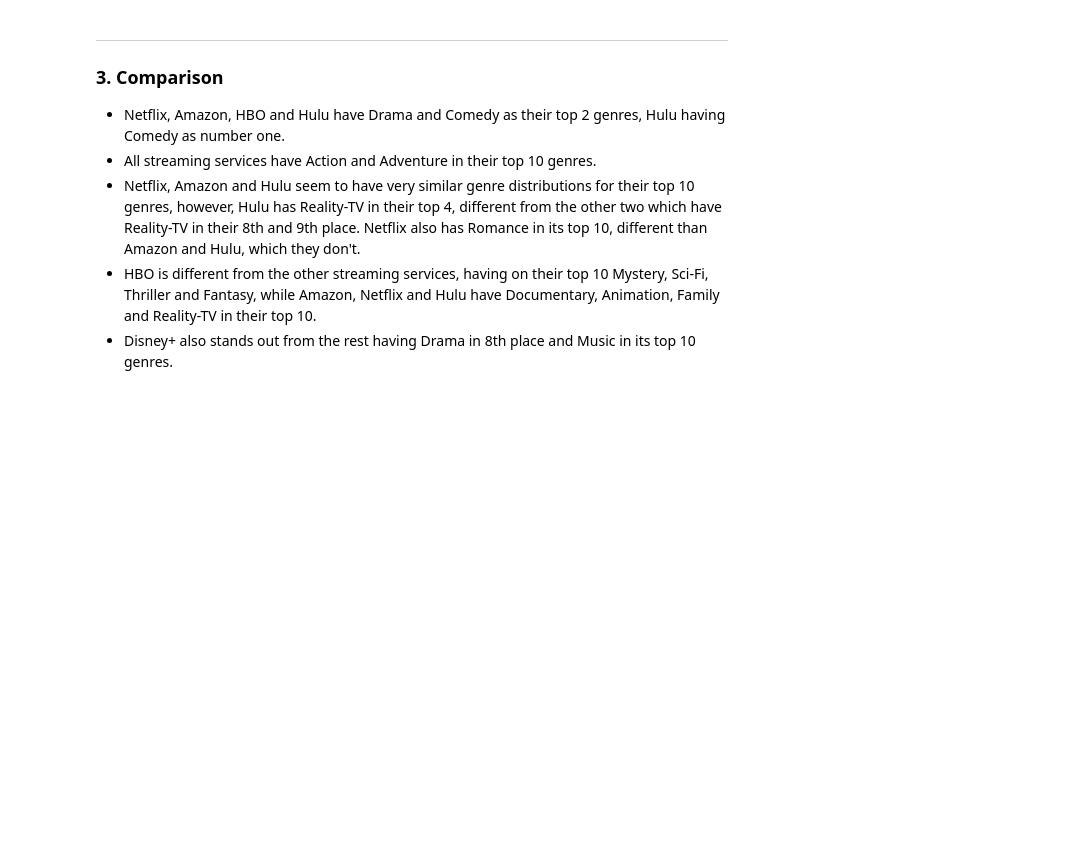
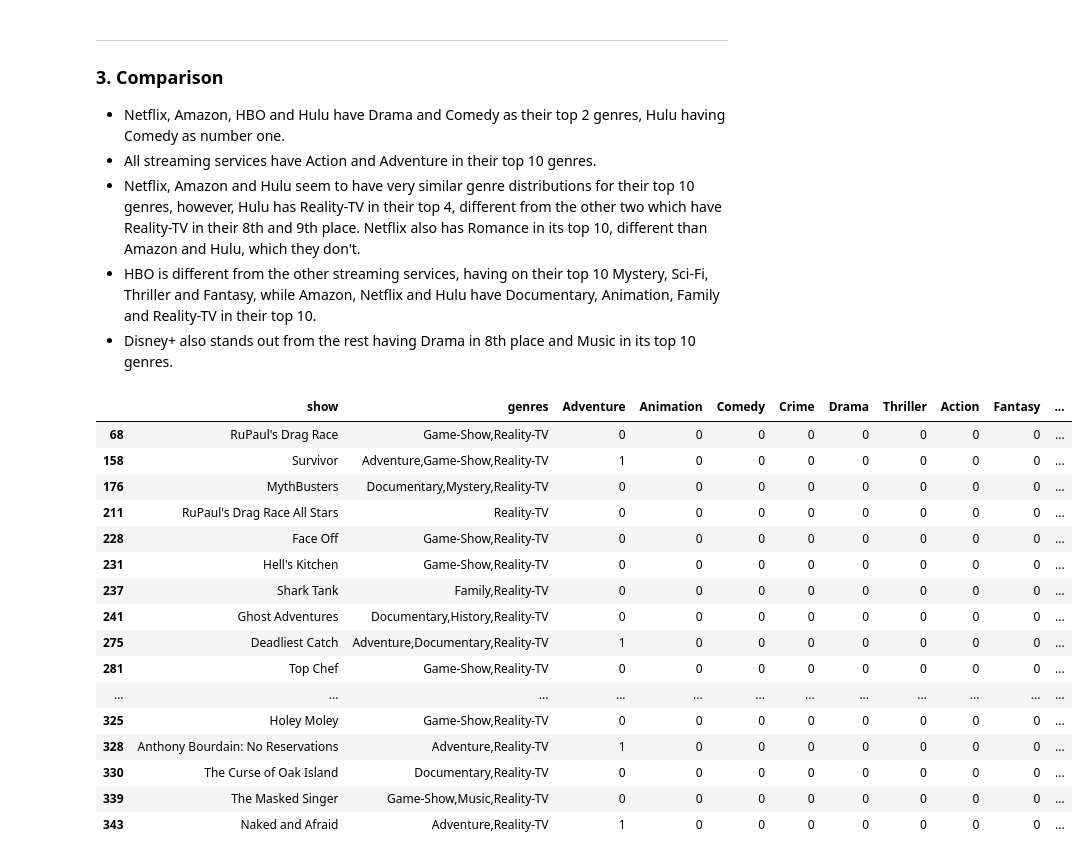
Before and after one commit to ilse-espino/streaming_service_recommender, a Jupyter notebook: Hulu_and_Disney/04_genres.ipynb, the cells around one changed output. Saved outputs shown, nothing was run; the diff lists cells and outputs as text; code cells hidden in the pictures; blank space fills up the shorter version.

```diff
--- a/Hulu_and_Disney/04_genres.ipynb
+++ b/Hulu_and_Disney/04_genres.ipynb
@@ -336,3 +336,23 @@ From the new data frame we can conclude that Animation, Comedy, and Adventure ar
 - Netflix, Amazon and Hulu seem to have very similar genre distributions for their top 10 genres, however, Hulu has Reality-TV in their top 4, different from the other two which have Reality-TV in their 8th and 9th place. Netflix also has Romance in its top 10, different than Amazon and Hulu, which they don't.
 - HBO is different from the other streaming services, having on their top 10 Mystery, Sci-Fi, Thriller and Fantasy, while Amazon, Netflix and Hulu have Documentary, Animation, Family and Reality-TV in their top 10.
 - Disney+ also stands out from the rest having Drama in 8th place and Music in its top 10 genres.
+# %%
+hulu_genres[hulu_genres["Reality-TV"] == 1].head(20)
+# %% [output]
+|  | show | genres | Adventure | Animation | Comedy | Crime | Drama | Thriller | Action | Fantasy | ... |
+| 68 | RuPaul's Drag Race | Game-Show,Reality-TV | 0 | 0 | 0 | 0 | 0 | 0 | 0 | 0 | ... |
+| 158 | Survivor | Adventure,Game-Show,Reality-TV | 1 | 0 | 0 | 0 | 0 | 0 | 0 | 0 | ... |
+| 176 | MythBusters | Documentary,Mystery,Reality-TV | 0 | 0 | 0 | 0 | 0 | 0 | 0 | 0 | ... |
+| 211 | RuPaul's Drag Race All Stars | Reality-TV | 0 | 0 | 0 | 0 | 0 | 0 | 0 | 0 | ... |
+| 228 | Face Off | Game-Show,Reality-TV | 0 | 0 | 0 | 0 | 0 | 0 | 0 | 0 | ... |
+| 231 | Hell's Kitchen | Game-Show,Reality-TV | 0 | 0 | 0 | 0 | 0 | 0 | 0 | 0 | ... |
+| 237 | Shark Tank | Family,Reality-TV | 0 | 0 | 0 | 0 | 0 | 0 | 0 | 0 | ... |
+| 241 | Ghost Adventures | Documentary,History,Reality-TV | 0 | 0 | 0 | 0 | 0 | 0 | 0 | 0 | ... |
+| 275 | Deadliest Catch | Adventure,Documentary,Reality-TV | 1 | 0 | 0 | 0 | 0 | 0 | 0 | 0 | ... |
+| 281 | Top Chef | Game-Show,Reality-TV | 0 | 0 | 0 | 0 | 0 | 0 | 0 | 0 | ... |
+| ... | ... | ... | ... | ... | ... | ... | ... | ... | ... | ... | ... |
+| 325 | Holey Moley | Game-Show,Reality-TV | 0 | 0 | 0 | 0 | 0 | 0 | 0 | 0 | ... |
+| 328 | Anthony Bourdain: No Reservations | Adventure,Reality-TV | 1 | 0 | 0 | 0 | 0 | 0 | 0 | 0 | ... |
+| 330 | The Curse of Oak Island | Documentary,Reality-TV | 0 | 0 | 0 | 0 | 0 | 0 | 0 | 0 | ... |
+| 339 | The Masked Singer | Game-Show,Music,Reality-TV | 0 | 0 | 0 | 0 | 0 | 0 | 0 | 0 | ... |
+| 343 | Naked and Afraid | Adventure,Reality-TV | 1 | 0 | 0 | 0 | 0 | 0 | 0 | 0 | ... |
```
Also changed, not shown: 7 other files.
